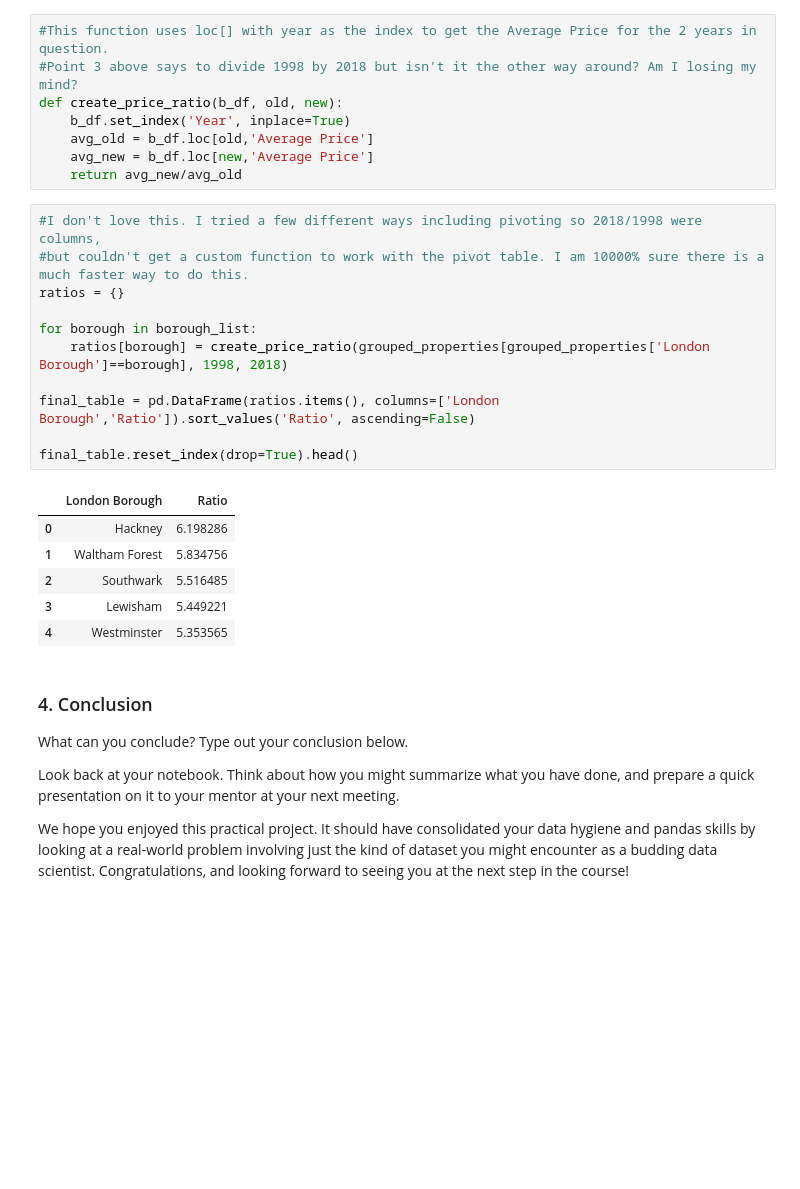
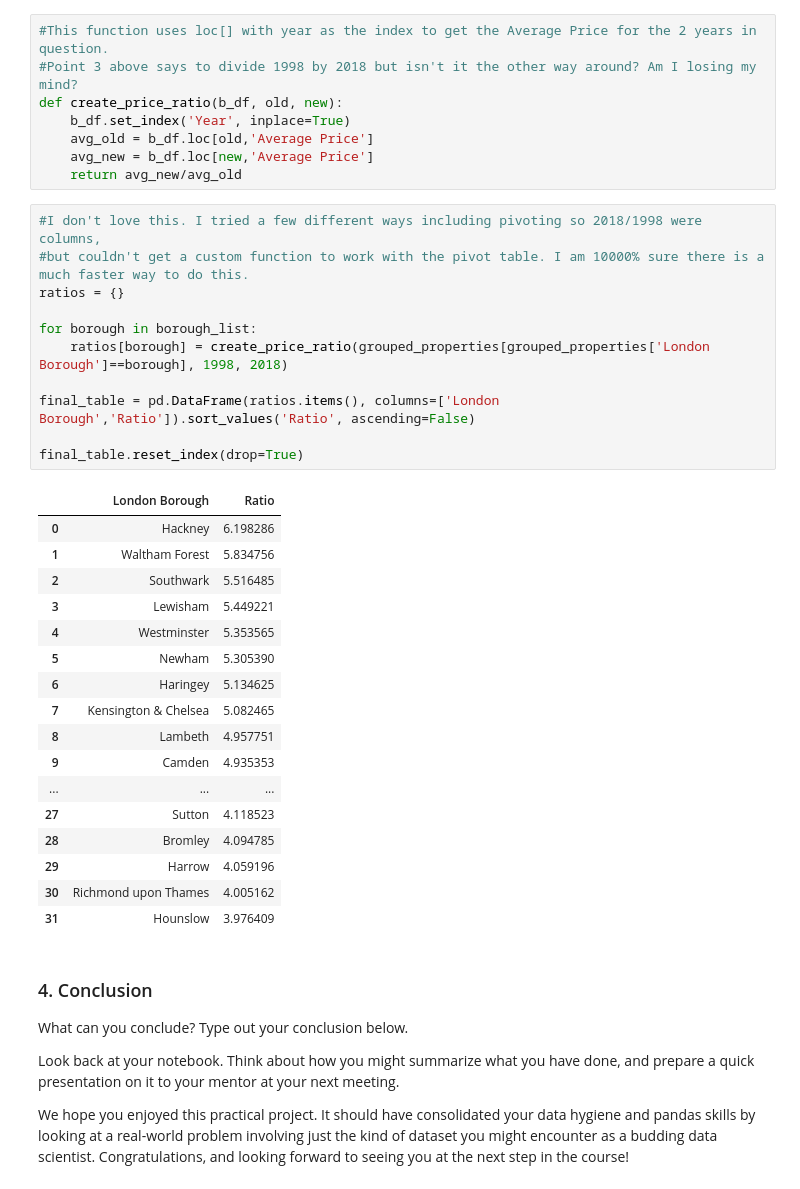
Before and after one commit to JelicaB/SpringboardDS, a Jupyter notebook: Unit_4_Challenge_-_Tier_3.ipynb/Unit 4 Challenge - Tier 3.ipynb, the cells around one changed output. Saved outputs shown, nothing was run; the diff lists cells and outputs as text; blank space fills up the shorter version.

```diff
--- a/Unit_4_Challenge_-_Tier_3.ipynb/Unit 4 Challenge - Tier 3.ipynb
+++ b/Unit_4_Challenge_-_Tier_3.ipynb/Unit 4 Challenge - Tier 3.ipynb
@@ -232,21 +232,32 @@ def create_price_ratio(b_df, old, new):
 # %%
 #I don't love this. I tried a few different ways including pivoting so 2018/1998 were columns,
 #but couldn't get a custom function to work with the pivot table. I am 10000% sure there is a much faster way to do this.
 ratios = {}
 
 for borough in borough_list:
     ratios[borough] = create_price_ratio(grouped_properties[grouped_properties['London Borough']==borough], 1998, 2018)
 
 final_table = pd.DataFrame(ratios.items(), columns=['London Borough','Ratio']).sort_values('Ratio', ascending=False)
 
-final_table.reset_index(drop=True).head()
+final_table.reset_index(drop=True)
 # %% [output]
 |  | London Borough | Ratio |
 | 0 | Hackney | 6.198286 |
 | 1 | Waltham Forest | 5.834756 |
 | 2 | Southwark | 5.516485 |
 | 3 | Lewisham | 5.449221 |
 | 4 | Westminster | 5.353565 |
+| 5 | Newham | 5.305390 |
+| 6 | Haringey | 5.134625 |
+| 7 | Kensington & Chelsea | 5.082465 |
+| 8 | Lambeth | 4.957751 |
+| 9 | Camden | 4.935353 |
+| ... | ... | ... |
+| 27 | Sutton | 4.118523 |
+| 28 | Bromley | 4.094785 |
+| 29 | Harrow | 4.059196 |
+| 30 | Richmond upon Thames | 4.005162 |
+| 31 | Hounslow | 3.976409 |
 # %% [markdown]
 ### 4. Conclusion
 What can you conclude? Type out your conclusion below.
```
